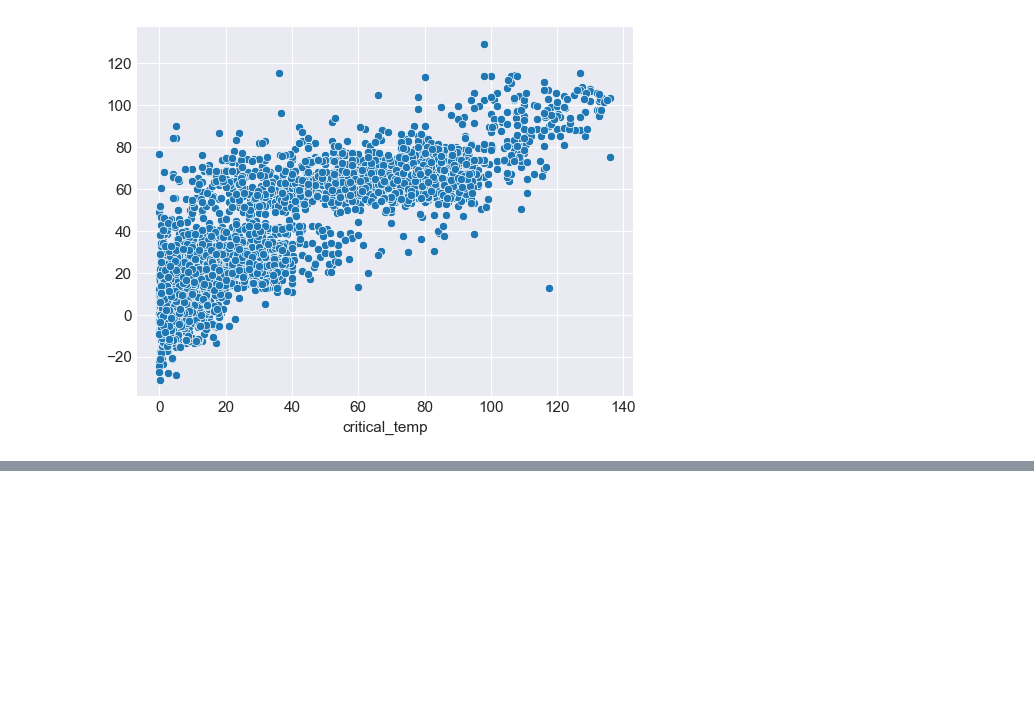
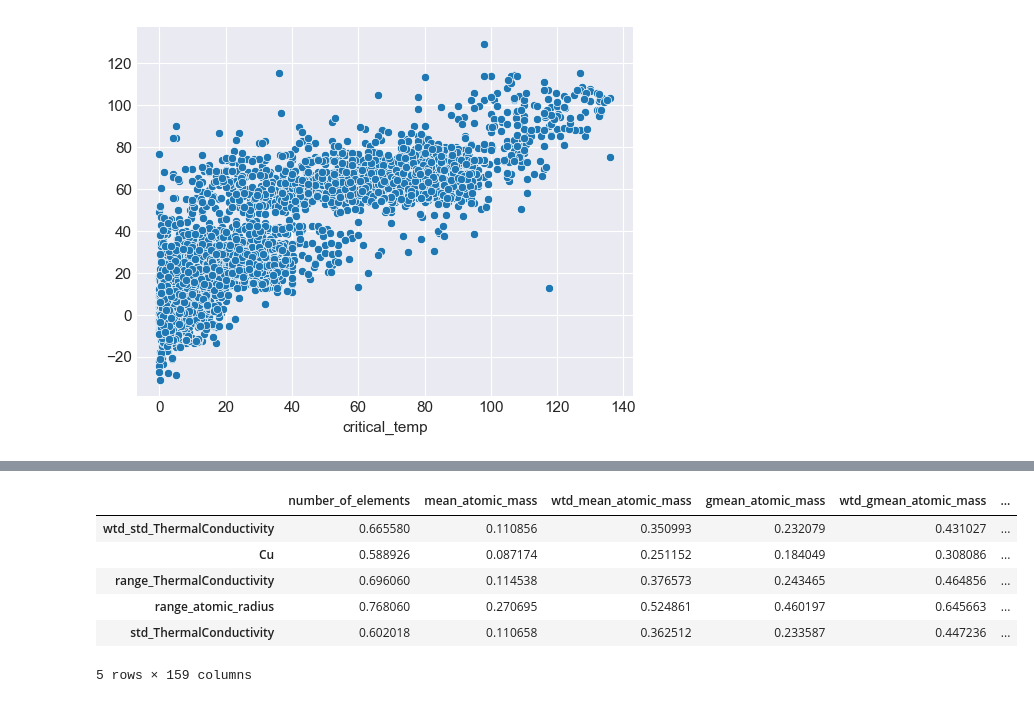
Before and after one commit to bocekout/Machine_Learning_Prediction_of_Superconduction_Tc, a Jupyter notebook: Superconductivity_ML.ipynb, the cells around one changed output, grey strips where cells are left out. Drawn from its saved outputs; the diff is of its cells as text; code cells hidden in the pictures; blank space fills up the shorter version.

```diff
--- a/Superconductivity_ML.ipynb
+++ b/Superconductivity_ML.ipynb
@@ -28,7 +28,7 @@ from matplotlib.ticker import FuncFormatter
 # Setting up same dataframes as EDA file
 df = pd.read_csv('data/train.csv') # df happens to stand for derived features as well as data frame
 chemcomp = pd.read_csv('data/unique_m.csv') # table of stoichiometric composition
-norm_chemcomp = chemcomp.drop(columns=['critical_temp','material'])
+norm_chemcomp = chemcomp.drop(columns=['critical_temp','material','He','Ne','Ar','Kr','Xe','Pm','Po','At','Rn'])
 norm_chemcomp = norm_chemcomp.div(norm_chemcomp.sum(axis=1),axis=0) # getting normalized compositions
 # %% [markdown]
 ## Context from Exploratory Data Analysis
@@ -219,0 +204,11 @@ It does look ok! The negative predictions are silly and it does look like our pr
+# %%
+corr_map = X.join(y).corr().abs().sort_values('critical_temp', ascending=False).drop(index='critical_temp')
+corr_map.head()
+# %% [output]
+|  | number_of_elements | mean_atomic_mass | wtd_mean_atomic_mass | gmean_atomic_mass | wtd_gmean_atomic_mass | ... |
+| wtd_std_ThermalConductivity | 0.665580 | 0.110856 | 0.350993 | 0.232079 | 0.431027 | ... |
+| Cu | 0.588926 | 0.087174 | 0.251152 | 0.184049 | 0.308086 | ... |
+| range_ThermalConductivity | 0.696060 | 0.114538 | 0.376573 | 0.243465 | 0.464856 | ... |
+| range_atomic_radius | 0.768060 | 0.270695 | 0.524861 | 0.460197 | 0.645663 | ... |
+| std_ThermalConductivity | 0.602018 | 0.110658 | 0.362512 | 0.233587 | 0.447236 | ... |
+5 rows × 159 columns
```
Also changed, not shown: parts of 8 cells of this notebook.
